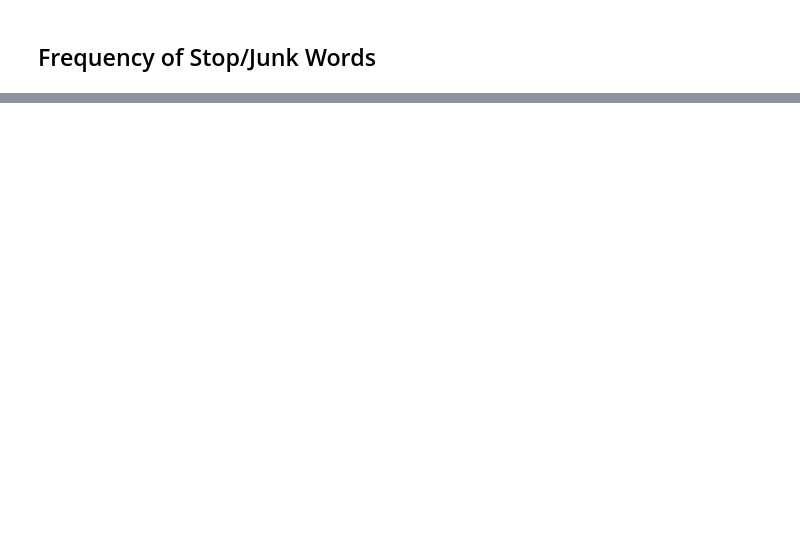
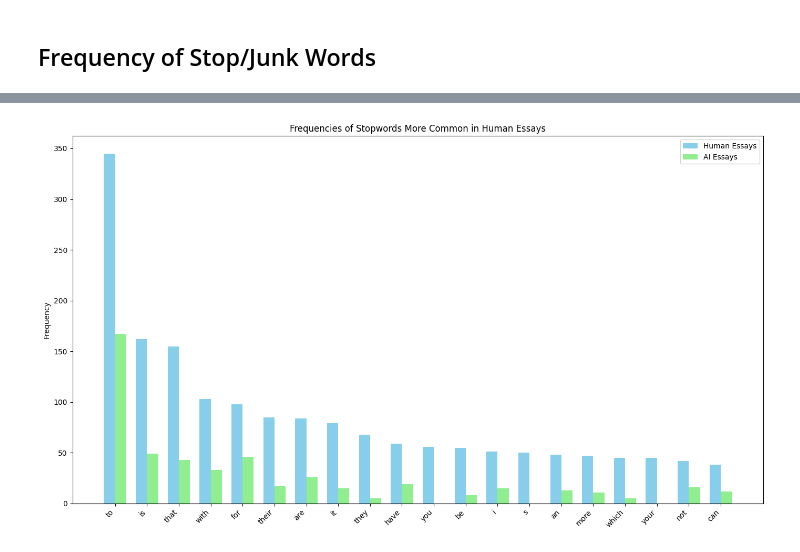
Before and after one commit to BroganDev21/Senior-Project, a Jupyter notebook: SeniorProject.ipynb, the cells around one changed output, grey strips where cells are left out. Drawn from its saved outputs; the diff is of its cells as text; code cells hidden in the pictures; blank space fills up the shorter version.

Commit message:
Added most common Human stopwords compared to AI usage

```diff
--- a/SeniorProject.ipynb
+++ b/SeniorProject.ipynb
@@ -384,0 +385,42 @@ plt.show()
+# %%
+def get_stopword_frequencies(texts):
+    stopword_counter = Counter()
+    for text in texts:
+        # Tokenize and convert to lowercase
+        tokens = word_tokenize(text.lower())
+        # Filter and count stopwords
+        stopword_counter.update([token for token in tokens if token in stopwords.words('english')])
+    return stopword_counter
+# Aggregate stopword frequencies for AI and Human essays
+ai_stopwords_freq = get_stopword_frequencies(df_all_docs[df_all_docs['label'] == 'AI']['text'])
+human_stopwords_freq = get_stopword_frequencies(df_all_docs[df_all_docs['label'] == 'Human']['text'])
+# Identify stopwords used more frequently by humans
+# Here, we're looking for stopwords where human usage is at least double that of AI usage
+significant_stopwords = {word: freq for word, freq in human_stopwords_freq.items() if freq > 2 * ai_stopwords_freq.get(word, 0)}
+
+# Sort the significant stopwords by their frequency in human essays, descending
+significant_stopwords_sorted = sorted(significant_stopwords.items(), key=lambda x: x[1], reverse=True)[:20]
+words, human_freqs = zip(*significant_stopwords_sorted)
+ai_freqs = [ai_stopwords_freq[word] for word in words]
+import matplotlib.pyplot as plt
+import numpy as np
+
+x = np.arange(len(words))  # the label locations
+width = 0.35  # the width of the bars
+
+fig, ax = plt.subplots(figsize=(14, 8))
+human_bars = ax.bar(x - width/2, human_freqs, width, label='Human Essays', color='skyblue')
+ai_bars = ax.bar(x + width/2, ai_freqs, width, label='AI Essays', color='lightgreen')
+
+# Add some text for labels, title, and custom x-axis tick labels
+ax.set_ylabel('Frequency')
+ax.set_title('Frequencies of Stopwords More Common in Human Essays')
+ax.set_xticks(x)
+ax.set_xticklabels(words, rotation=45, ha='right')
+ax.legend()
+
+fig.tight_layout()
+
+plt.show()
+# %% [output]
+[figure, added]
```
Also changed, not shown: parts of 7 cells of this notebook.
